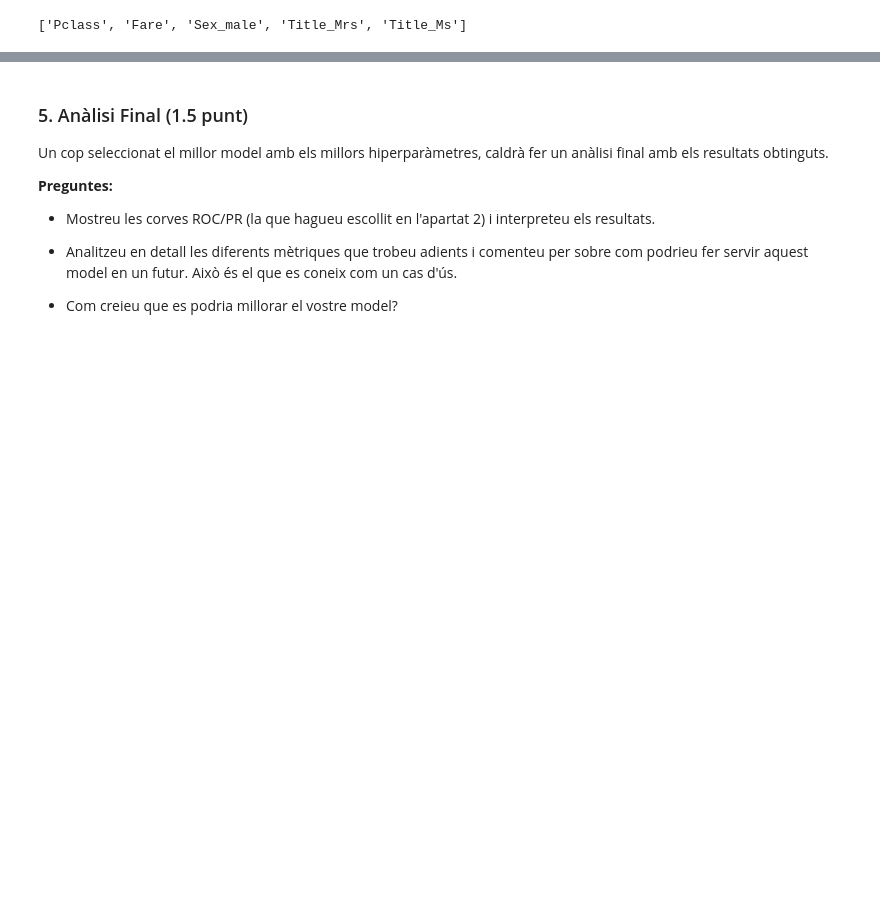
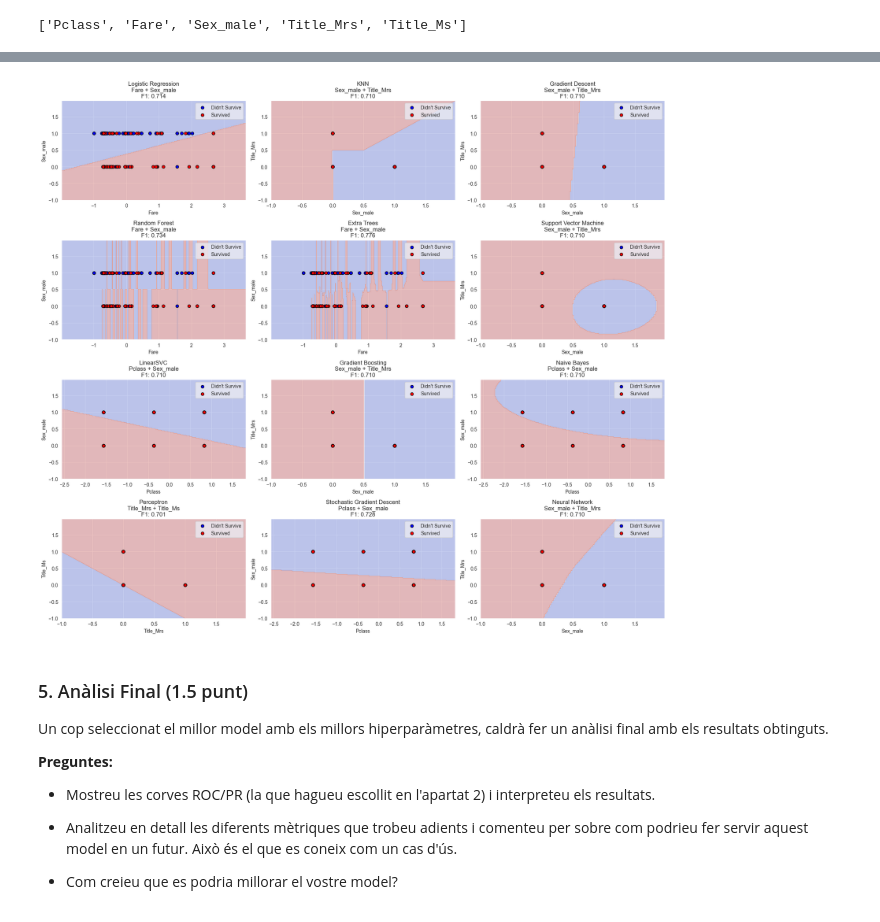
Before and after one commit to NatanSisoev/TitanicSurvival, a Jupyter notebook: practica.ipynb, the cells around one changed output, grey strips where cells are left out. Cells and saved outputs as stored; diff of their text form; code cells hidden in the pictures; blank space fills up the shorter version.

```diff
--- a/practica.ipynb
+++ b/practica.ipynb
@@ -1754,6 +1658,0 @@ display(results_df.describe())
-# %%
-tester = ModelTester(model_class=RandomForestClassifier, dataframe=processed_df)
-param_grid = {"n_estimators": [1, 5, 50, 100, 200, 500, 1000], "max_depth": [1, 2, 3, 4, 5]}
-tester.hyperparameter_search(param_grid, search_type="grid", cv=10)
-tester.plot_param_heatmap(param_x="n_estimators", param_y="max_depth")
-tester.plot_param_heatmap(param_x="n_estimators", param_y="max_depth", metric="overfit_gap")
@@ -2170,0 +1753,2 @@ plt.show()
+# %%
+DATAFRAME_REDUCED = feature_selector_transformer.transform(DATAFRAME)
@@ -2171,3 +1824,39 @@ plt.show()
+# %%
+results = {}
+
+fig, axes = plt.subplots(4, 3, figsize=(18, 16))
+axes_iter = iter(axes.flatten())
+
+for model_name, model_class in tqdm(models.items(), desc="Evaluating models"):
+    filtered = results_df[
+        (results_df["Model"] == model_name) &
+        (results_df["Features"].apply(lambda x: len(x) == 2))
+    ]
+
+    if filtered.empty:
+        print(f"No 2-feature combination found for {model_name}")
+        continue
+
+    # Get the top-performing 2-feature combination
+    top_model = filtered.sort_values(by="F1", ascending=False).iloc[0]
+    features = top_model["Features"]
+
+    tester = ModelTester(
+        model_class=model_class,
+        dataframe=DATAFRAME_REDUCED,
+        name=f"{model_name} ({features})"
+    )
+    tester.update_dataset(features=features)
+
+    tester.plot_decision_boundary(
+        ax=next(axes_iter),
+        title=f"{model_name}\n{features[0]} + {features[1]}\nF1: {top_model['F1']:.3f}"
+    )
+
+plt.tight_layout()
+plt.show()
+# %% [output]
+[figure, added]
 # %% [markdown]
 ### 5. Anàlisi Final (1.5 punt)
 
```
Also changed, not shown: parts of 27 cells of this notebook.
